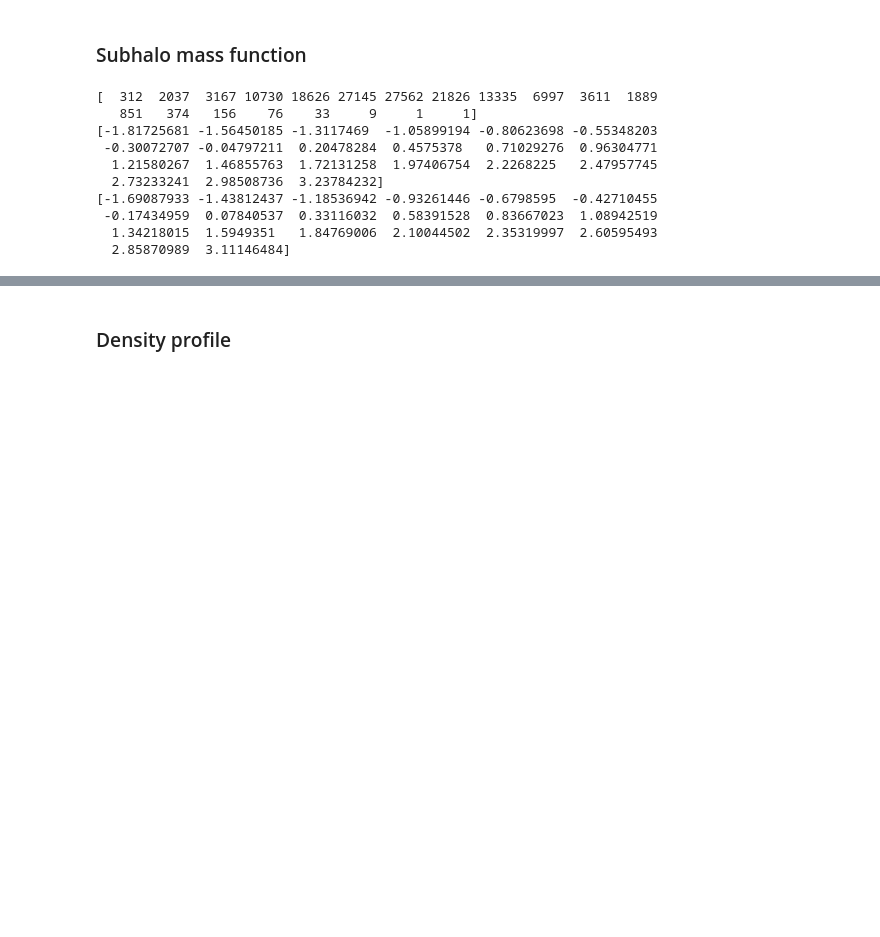
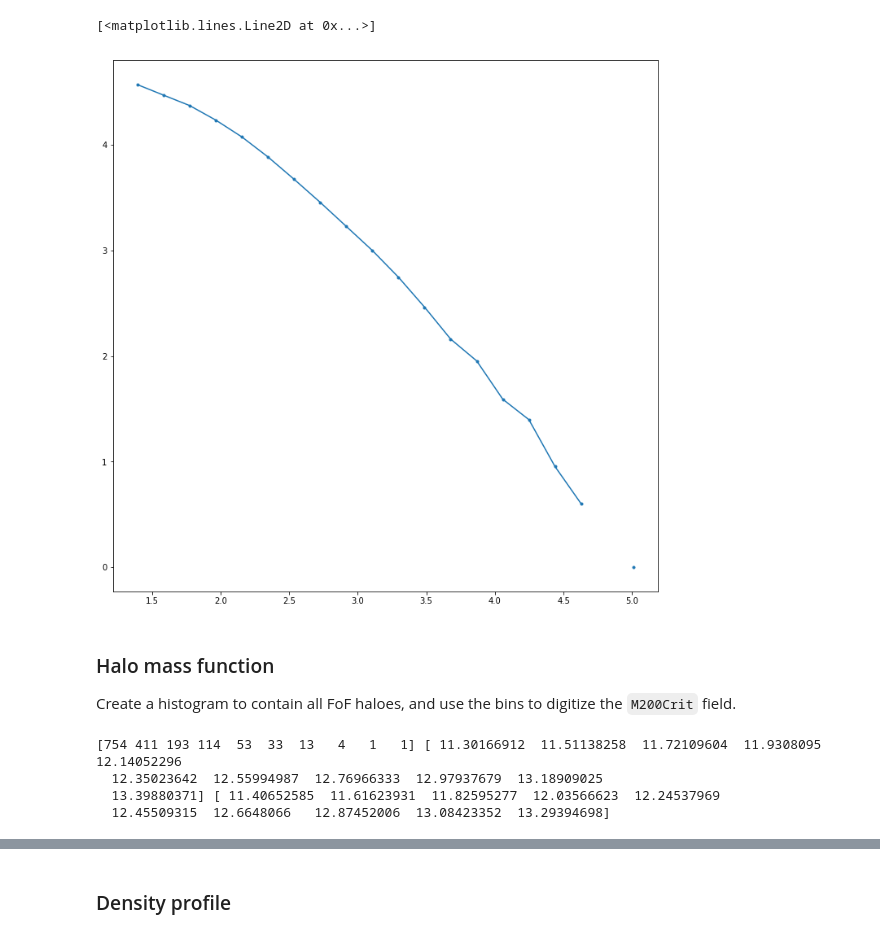
Before and after one commit to oleskiewicz/hbtp, a Jupyter notebook: notebook.ipynb, the cells around one changed output, grey strips where cells are left out. Cells and saved outputs as stored; diff of their text form; code cells hidden in the pictures; blank space fills up the shorter version.

```diff
--- a/notebook.ipynb
+++ b/notebook.ipynb
@@ -26,0 +27,10 @@ FoF haloes, filtered such that
+# %%
+ss = r.LoadSubhalos(snap)
+ss = ss[(ss['HostHaloId'] != -1) & (ss['BoundM200Crit'] > 0.0)& (ss['Nbound'] >= 20)]
+# %%
+counts, bin_edges = np.histogram(np.log10(ss['Nbound']), 20)
+ss = np.lib.recfunctions.append_fields(ss, 'bin',\
+    np.digitize(np.log10(ss['BoundM200Crit']), bin_edges),\
+    usemask=False)
+bins = 0.5*(bin_edges[1:] + bin_edges[:-1])
+print counts, bin_edges, bins
@@ -27,6 +46,13 @@ FoF haloes, filtered such that
+# %%
+plt.plot(bins, np.log10(counts), color='C0', marker='.')
+# %% [output]
+[<matplotlib.lines.Line2D at 0x...>]
+[figure, added]
+# %% [markdown]
+### Halo mass function
+
+Create a histogram to contain all FoF haloes, and use the bins to digitize the `M200Crit` field.
 # %%
 hs = r.LoadHostHalos(snap)[['HaloId','R200CritComoving','M200Crit']]
 hs = hs[hs['M200Crit'] >= 20]
 hs['M200Crit'] = 1e10*hs['M200Crit']
-# %% [markdown]
-### Subhalo mass function
@@ -36,22 +59,13 @@ ss = ss[(ss['HostHaloId'] != -1) & (ss['BoundM200Crit'] > 0.0)& (ss['Nbound'] >=
 # %%
-counts, bin_edges = np.histogram(np.log10(ss['BoundM200Crit']), 20)
-ss = np.lib.recfunctions.append_fields(ss, 'bin',\
-    np.digitize(np.log10(ss['BoundM200Crit']), bin_edges),\
+counts, bin_edges = np.histogram(np.log10(hs['M200Crit']), nbins)
+hs = np.lib.recfunctions.append_fields(hs, 'bin',\
+    np.digitize(np.log10(hs['M200Crit']), bin_edges),\
     usemask=False)
 bins = 0.5*(bin_edges[1:] + bin_edges[:-1])
+print counts, bin_edges, bins
+# %% [output]
+[754 411 193 114  53  33  13   4   1   1] [ 11.30166912  11.51138258  11.72109604  11.9308095   12.14052296
+  12.35023642  12.55994987  12.76966333  12.97937679  13.18909025
+  13.39880371] [ 11.40652585  11.61623931  11.82595277  12.03566623  12.24537969
+  12.45509315  12.6648066   12.87452006  13.08423352  13.29394698]
-# %%
-print counts
-print bin_edges
-print bins
-# %% [output]
-[  312  2037  3167 10730 18626 27145 27562 21826 13335  6997  3611  1889
-   851   374   156    76    33     9     1     1]
-[-1.81725681 -1.56450185 -1.3117469  -1.05899194 -0.80623698 -0.55348203
- -0.30072707 -0.04797211  0.20478284  0.4575378   0.71029276  0.96304771
-  1.21580267  1.46855763  1.72131258  1.97406754  2.2268225   2.47957745
-  2.73233241  2.98508736  3.23784232]
-[-1.69087933 -1.43812437 -1.18536942 -0.93261446 -0.6798595  -0.42710455
- -0.17434959  0.07840537  0.33116032  0.58391528  0.83667023  1.08942519
-  1.34218015  1.5949351   1.84769006  2.10044502  2.35319997  2.60595493
-  2.85870989  3.11146484]
 # %%
```
Also changed, not shown: parts of 28 cells of this notebook, 1 other file.
